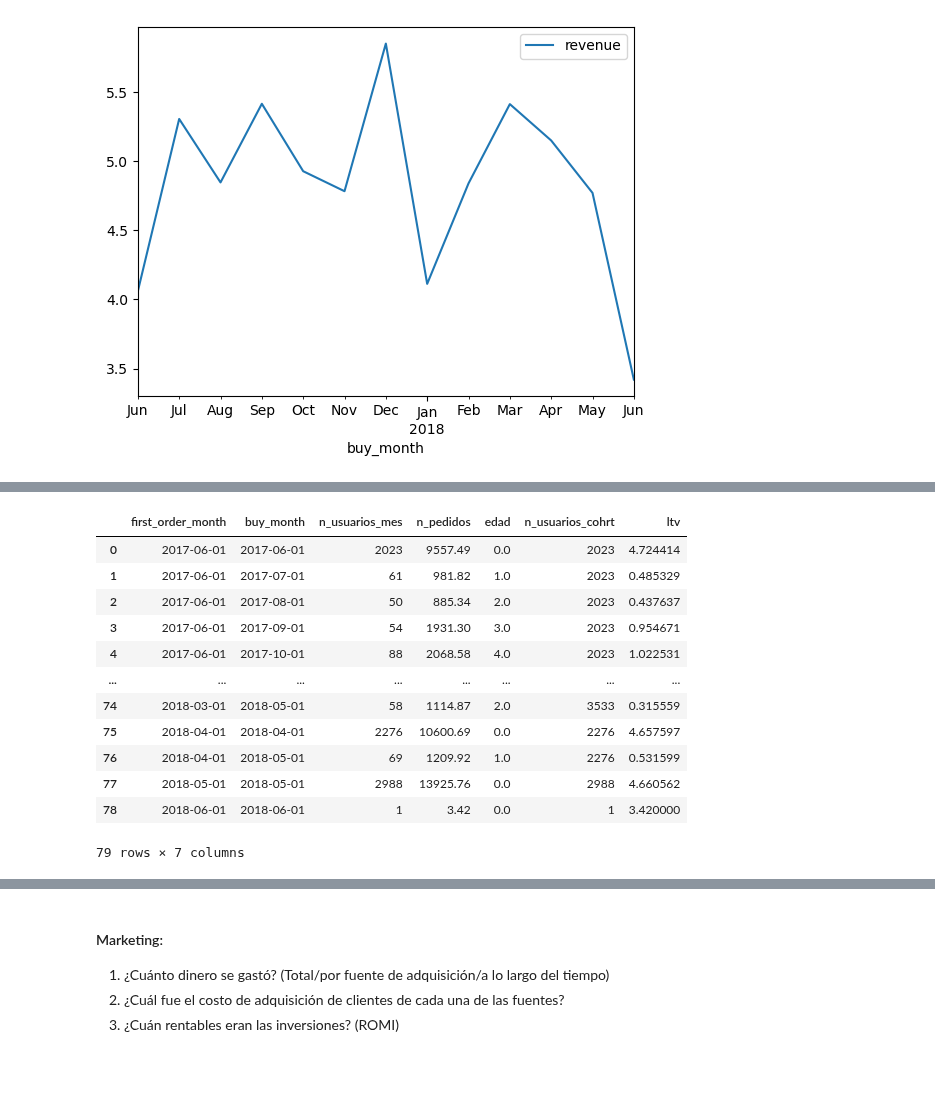
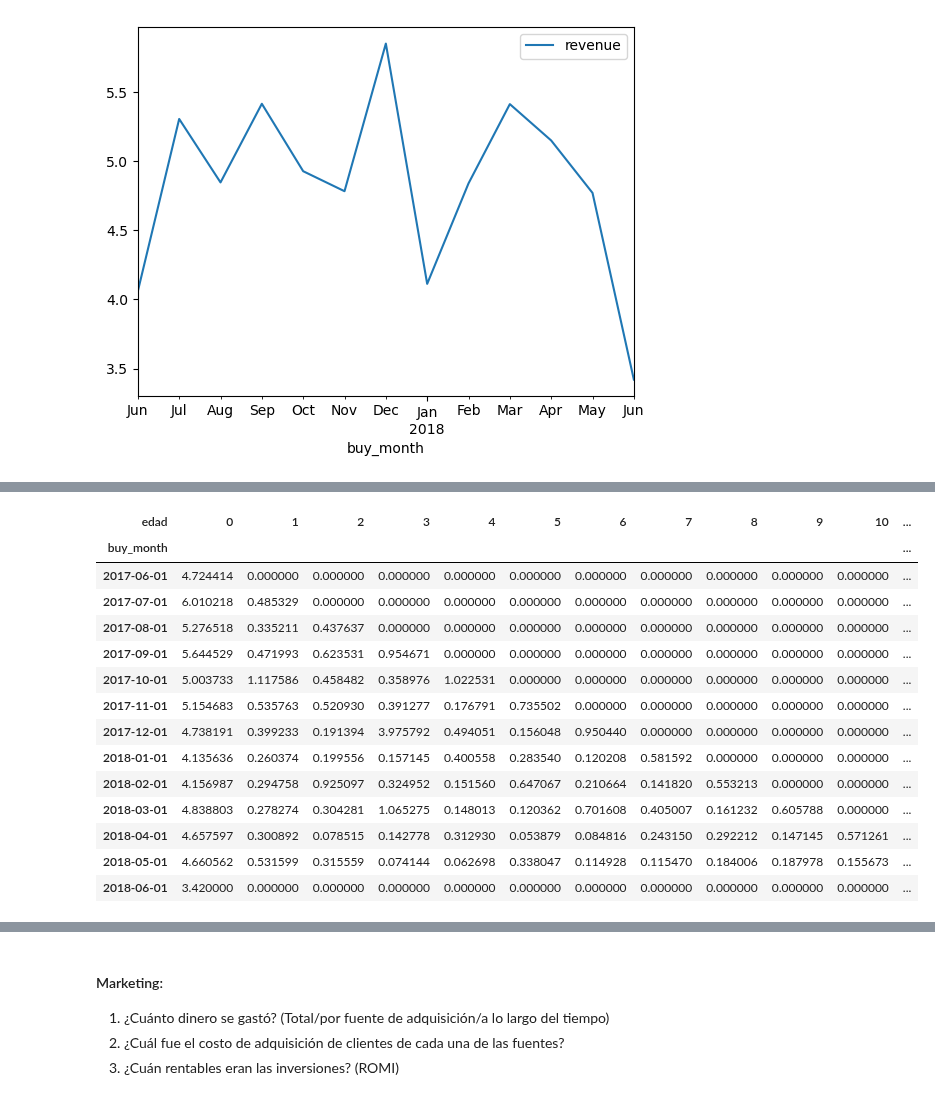
Before and after one commit to hukitan/tripleten, a Jupyter notebook: Proyectos_en_desarrollo/Proyecto 9/proyecto_9.ipynb, the cells around one changed output, grey strips where cells are left out. Cells and saved outputs as stored; diff of their text form; code cells hidden in the pictures; blank space fills up the shorter version.

```diff
--- a/Proyectos_en_desarrollo/Proyecto 9/proyecto_9.ipynb
+++ b/Proyectos_en_desarrollo/Proyecto 9/proyecto_9.ipynb
@@ -337,8 +338,9 @@ buyers['days_to_purchase'].hist()
 # %%
 # ¿Cuántos pedidos hacen durante un período de tiempo dado?
 cohortes = buyers.merge(orders[['revenue', 'uid', "buy_month"]])
-cohortes.groupby(['first_order_month', 'buy_month']).agg(
-    {'uid': 'nunique','revenue':'count' }).reset_index()
+cohortes2 = cohortes.groupby(['first_order_month', 'buy_month']).agg(
+    {'uid': 'nunique', 'revenue': ['count', 'sum']}).reset_index()
+cohortes2.rename(columns={'uid': 'n_usuarios_mes'}, inplace=True)
 cohortes.rename(columns={'uid': 'n_usuarios_mes','revenue':'n_pedidos'}, inplace=True)
 
 # sacar el numero de ordenes de cada peridoodo
@@ -438,21 +457,0 @@ ltv
-# %%
-ltv = ltv.merge(cohrt_sizes, on='first_order_month')
-ltv['ltv'] = ltv['n_pedidos'] / ltv['n_usuarios_cohrt']
-ltv
-
-# hacer pivot table y el heatmap
-#agg suma
-# %% [output]
-|  | first_order_month | buy_month | n_usuarios_mes | n_pedidos | edad | n_usuarios_cohrt | ltv |
-| 0 | 2017-06-01 | 2017-06-01 | 2023 | 9557.49 | 0.0 | 2023 | 4.724414 |
-| 1 | 2017-06-01 | 2017-07-01 | 61 | 981.82 | 1.0 | 2023 | 0.485329 |
-| 2 | 2017-06-01 | 2017-08-01 | 50 | 885.34 | 2.0 | 2023 | 0.437637 |
-| 3 | 2017-06-01 | 2017-09-01 | 54 | 1931.30 | 3.0 | 2023 | 0.954671 |
-| 4 | 2017-06-01 | 2017-10-01 | 88 | 2068.58 | 4.0 | 2023 | 1.022531 |
-| ... | ... | ... | ... | ... | ... | ... | ... |
-| 74 | 2018-03-01 | 2018-05-01 | 58 | 1114.87 | 2.0 | 3533 | 0.315559 |
-| 75 | 2018-04-01 | 2018-04-01 | 2276 | 10600.69 | 0.0 | 2276 | 4.657597 |
-| 76 | 2018-04-01 | 2018-05-01 | 69 | 1209.92 | 1.0 | 2276 | 0.531599 |
-| 77 | 2018-05-01 | 2018-05-01 | 2988 | 13925.76 | 0.0 | 2988 | 4.660562 |
-| 78 | 2018-06-01 | 2018-06-01 | 1 | 3.42 | 0.0 | 1 | 3.420000 |
-79 rows × 7 columns
@@ -458,0 +461,24 @@ ltv
+# %%
+# hacer pivot table y el heatmap
+# agg suma
+
+ltv_pivot = ltv.pivot_table(index="buy_month", columns="edad", values="ltv", aggfunc="sum")
+
+ltv_pivot.fillna(0, inplace=True)
+ltv_pivot
+# %% [output]
+| edad | 0 | 1 | 2 | 3 | 4 | 5 | 6 | 7 | 8 | 9 | 10 | ... |
+| buy_month |  |  |  |  |  |  |  |  |  |  |  | ... |
+| 2017-06-01 | 4.724414 | 0.000000 | 0.000000 | 0.000000 | 0.000000 | 0.000000 | 0.000000 | 0.000000 | 0.000000 | 0.000000 | 0.000000 | ... |
+| 2017-07-01 | 6.010218 | 0.485329 | 0.000000 | 0.000000 | 0.000000 | 0.000000 | 0.000000 | 0.000000 | 0.000000 | 0.000000 | 0.000000 | ... |
+| 2017-08-01 | 5.276518 | 0.335211 | 0.437637 | 0.000000 | 0.000000 | 0.000000 | 0.000000 | 0.000000 | 0.000000 | 0.000000 | 0.000000 | ... |
+| 2017-09-01 | 5.644529 | 0.471993 | 0.623531 | 0.954671 | 0.000000 | 0.000000 | 0.000000 | 0.000000 | 0.000000 | 0.000000 | 0.000000 | ... |
+| 2017-10-01 | 5.003733 | 1.117586 | 0.458482 | 0.358976 | 1.022531 | 0.000000 | 0.000000 | 0.000000 | 0.000000 | 0.000000 | 0.000000 | ... |
+| 2017-11-01 | 5.154683 | 0.535763 | 0.520930 | 0.391277 | 0.176791 | 0.735502 | 0.000000 | 0.000000 | 0.000000 | 0.000000 | 0.000000 | ... |
+| 2017-12-01 | 4.738191 | 0.399233 | 0.191394 | 3.975792 | 0.494051 | 0.156048 | 0.950440 | 0.000000 | 0.000000 | 0.000000 | 0.000000 | ... |
+| 2018-01-01 | 4.135636 | 0.260374 | 0.199556 | 0.157145 | 0.400558 | 0.283540 | 0.120208 | 0.581592 | 0.000000 | 0.000000 | 0.000000 | ... |
+| 2018-02-01 | 4.156987 | 0.294758 | 0.925097 | 0.324952 | 0.151560 | 0.647067 | 0.210664 | 0.141820 | 0.553213 | 0.000000 | 0.000000 | ... |
+| 2018-03-01 | 4.838803 | 0.278274 | 0.304281 | 1.065275 | 0.148013 | 0.120362 | 0.701608 | 0.405007 | 0.161232 | 0.605788 | 0.000000 | ... |
+| 2018-04-01 | 4.657597 | 0.300892 | 0.078515 | 0.142778 | 0.312930 | 0.053879 | 0.084816 | 0.243150 | 0.292212 | 0.147145 | 0.571261 | ... |
+| 2018-05-01 | 4.660562 | 0.531599 | 0.315559 | 0.074144 | 0.062698 | 0.338047 | 0.114928 | 0.115470 | 0.184006 | 0.187978 | 0.155673 | ... |
+| 2018-06-01 | 3.420000 | 0.000000 | 0.000000 | 0.000000 | 0.000000 | 0.000000 | 0.000000 | 0.000000 | 0.000000 | 0.000000 | 0.000000 | ... |
```
Also changed, not shown: parts of 11 cells of this notebook.
